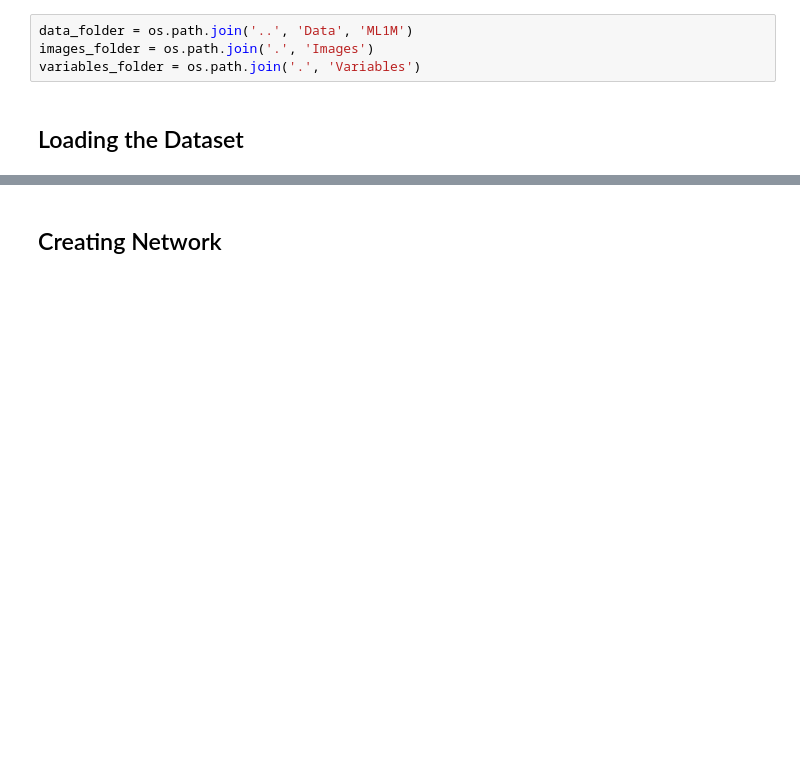
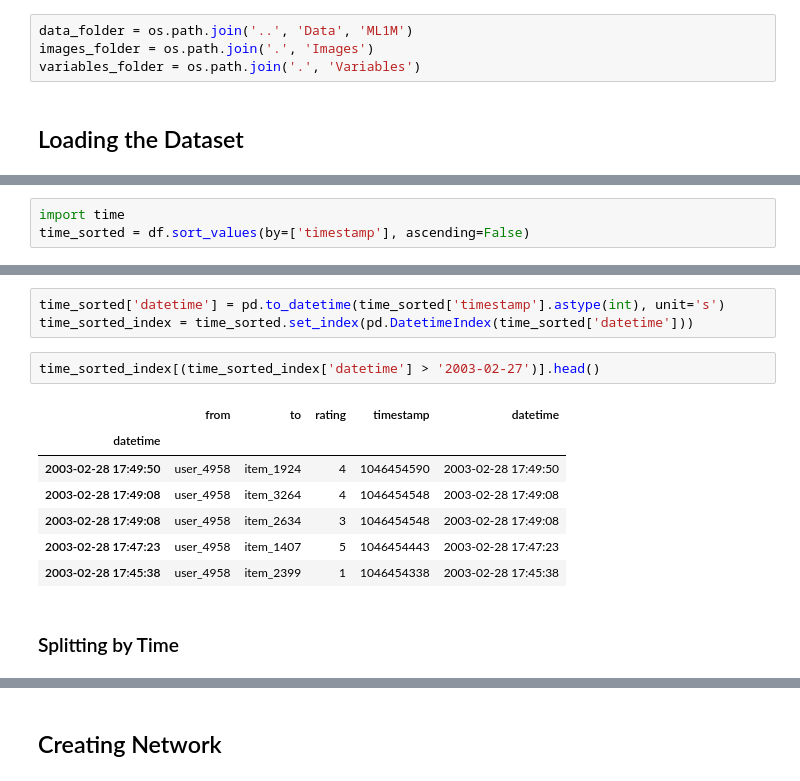
Before and after one commit to guedes-joaofelipe/CPS765-complex-networks, a Jupyter notebook: Final_Project/Caracterization.ipynb, the cells around one changed output, grey strips where cells are left out. Drawn from its saved outputs; the diff is of its cells as text; blank space fills up the shorter version.

```diff
--- a/Final_Project/Caracterization.ipynb
+++ b/Final_Project/Caracterization.ipynb
@@ -35,0 +39,3 @@ df.head()
+# %%
+import time
+time_sorted = df.sort_values(by=['timestamp'], ascending=False)
@@ -35,0 +49,15 @@ df.head()
+# %%
+time_sorted['datetime'] = pd.to_datetime(time_sorted['timestamp'].astype(int), unit='s')
+time_sorted_index = time_sorted.set_index(pd.DatetimeIndex(time_sorted['datetime']))
+# %%
+time_sorted_index[(time_sorted_index['datetime'] > '2003-02-27')].head()
+# %% [output]
+|  | from | to | rating | timestamp | datetime |
+| datetime |  |  |  |  |  |
+| 2003-02-28 17:49:50 | user_4958 | item_1924 | 4 | 1046454590 | 2003-02-28 17:49:50 |
+| 2003-02-28 17:49:08 | user_4958 | item_3264 | 4 | 1046454548 | 2003-02-28 17:49:08 |
+| 2003-02-28 17:49:08 | user_4958 | item_2634 | 3 | 1046454548 | 2003-02-28 17:49:08 |
+| 2003-02-28 17:47:23 | user_4958 | item_1407 | 5 | 1046454443 | 2003-02-28 17:47:23 |
+| 2003-02-28 17:45:38 | user_4958 | item_2399 | 1 | 1046454338 | 2003-02-28 17:45:38 |
+# %% [markdown]
+### Splitting by Time
```
Also changed, not shown: parts of 11 cells of this notebook.
